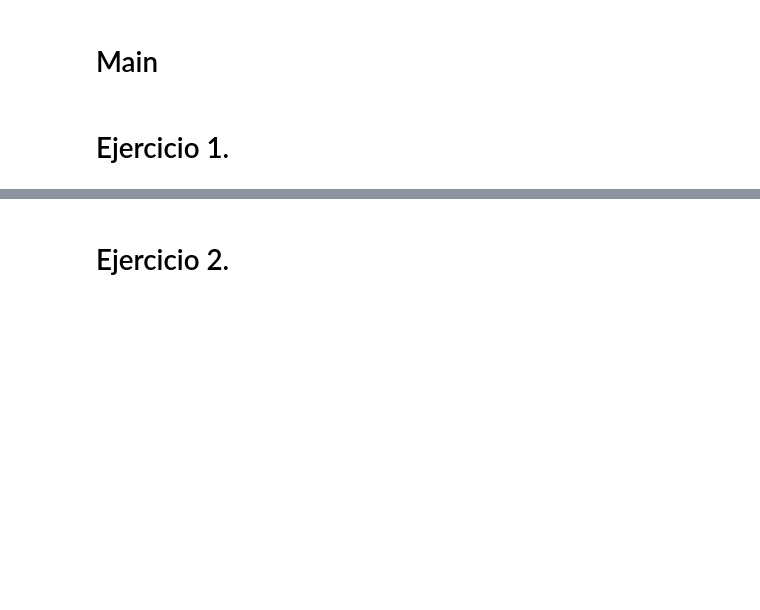
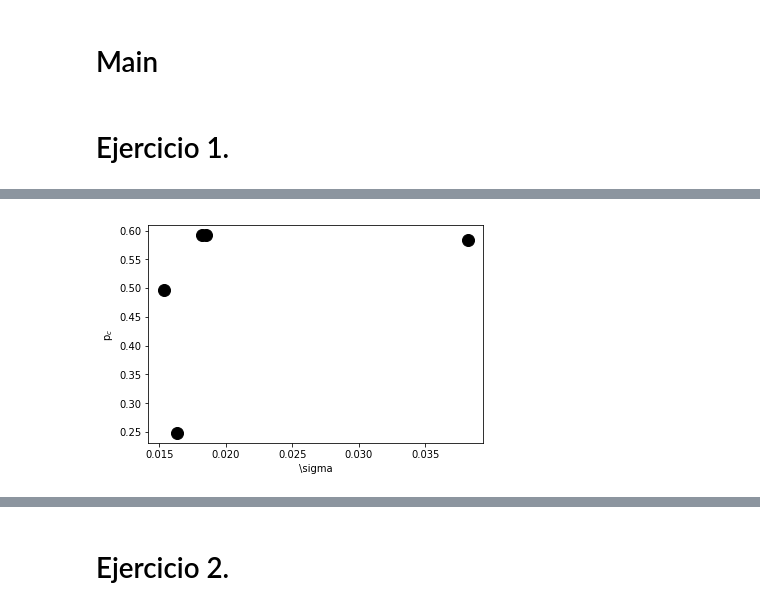
Before and after one commit to Luciousboy/computacional, a Jupyter notebook: graficador.ipynb, the cells around one changed output, grey strips where cells are left out. Saved outputs shown, nothing was run; the diff lists cells and outputs as text; code cells hidden in the pictures; blank space fills up the shorter version.

```diff
--- a/graficador.ipynb
+++ b/graficador.ipynb
@@ -41,13 +41,18 @@ pc_L =[];
 #quiero promediar mis pc para cada L
 for i,l in enumerate(L):
 #l='4'
-    with open ('datos_p_L='+l+'.txt', 'r') as mf:
+    with open (myFolder+'/datos_ej1/datos_ej1_L='+l+'.txt', 'r') as mf:
         myfile=mf.read()
         datos = [float(i) for i in myfile.split(' ')[:-3] if i.strip()];
+        print(len(datos))
         pc_mean= np.mean(datos);
         pc_std=np.std(datos);
         ls=[int(l), pc_mean, pc_std];
-
+       # plt.subplot(5 1 i+1)
+        plt.hist(datos,bins=40)
+        plt.title('datos_L='+l)
+        plt.axvline(pc_mean,color='red')
+        plt.show()
     pc_L.append(ls)
     mf.close()
 # %% [output]
@@ -69,0 +77,16 @@ plt.show()
+# %%
+#grafiquemos
+name='pcssigma'
+plt.figure()
+for i in range(0,len(pc_L)):
+    plt.plot(pc_L[i][2],pc_L[i][1],'ko', markersize=12)
+
+plt.xlabel('\sigma')
+plt.ylabel('p$_{{c}}$')
+#plt.legend()
+#plt.title(name)
+
+plt.savefig(name+'_grafico.png')
+plt.show()
+# %% [output]
+[figure, added]
```
Also changed, not shown: parts of 26 cells of this notebook, 16 other files.
